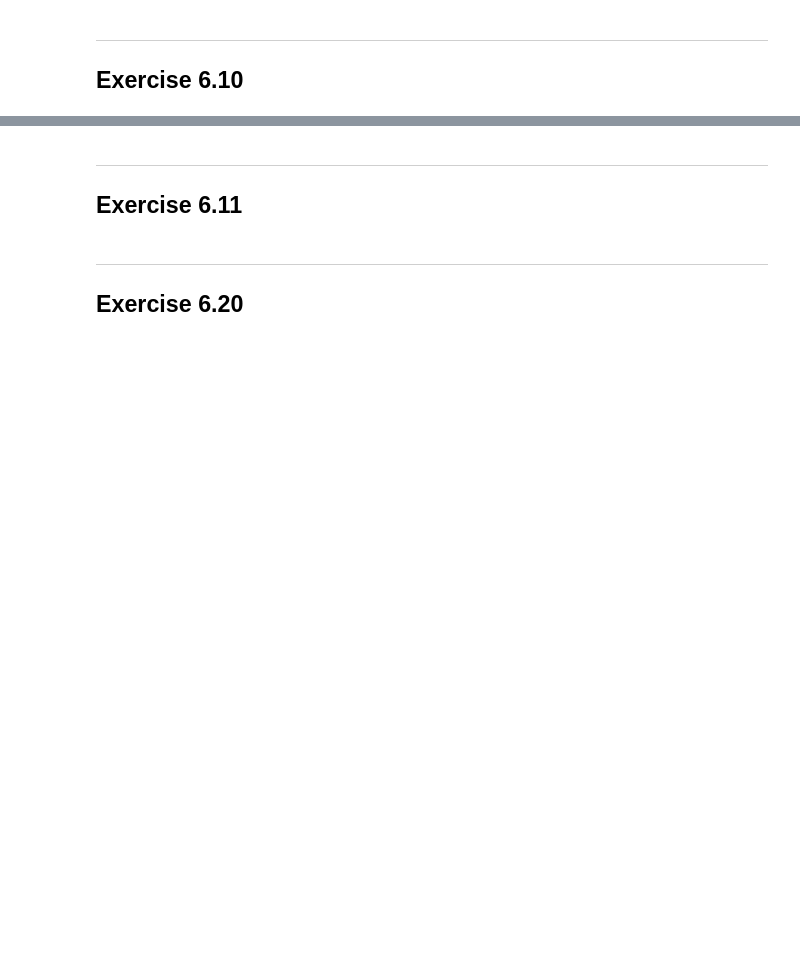
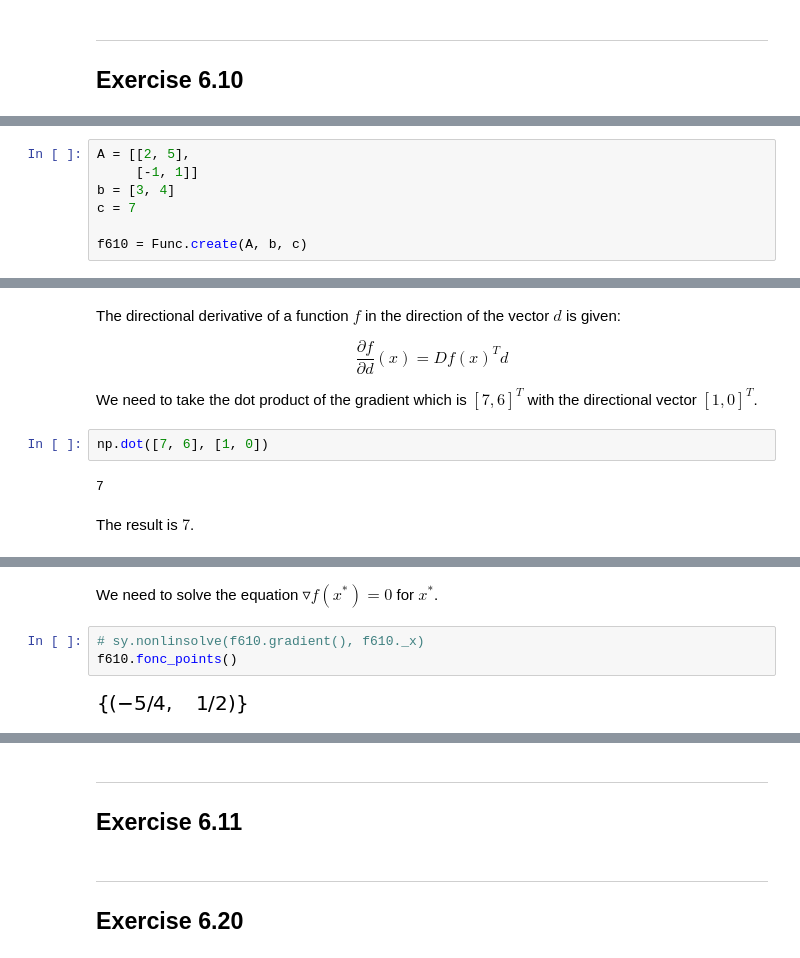
Before and after one commit to sheikhomar/opan, a Jupyter notebook: hw04.ipynb, the cells around one changed output, grey strips where cells are left out. Saved outputs shown, nothing was run; the diff lists cells and outputs as text; blank space fills up the shorter version.

```diff
--- a/hw04.ipynb
+++ b/hw04.ipynb
@@ -270,3 +321,10 @@ The point where the gradient is zero is $x=[3/2, -1]$. Next we need to determine
 # %% [markdown]
 ---
 <img src="figures/homework-04/exercise-6.10-a.png" width="600" />
+# %%
+A = [[2, 5],
+     [-1, 1]]
+b = [3, 4]
+c = 7
+
+f610 = Func.create(A, b, c)
@@ -273,3 +337,24 @@ The point where the gradient is zero is $x=[3/2, -1]$. Next we need to determine
+# %% [markdown]
+The directional derivative of a function $f$ in the direction of the vector $d$ is given:
+
+\begin{equation}
+\frac{\partial f}{\partial d}(x) = Df(x)^T d
+\end{equation}
+
+We need to take the dot product of the gradient which is $[7, 6]^T$ with the directional vector $[1, 0]^T$.
+# %%
+np.dot([7, 6], [1, 0])
+# %% [output]
+7
+# %% [markdown]
+The result is $7$.
 # %% [markdown]
 ---
 <img src="figures/homework-04/exercise-6.10-b.png" width="600" />
+# %% [markdown]
+We need to solve the equation $\triangledown f(x^{*}) = 0$ for $x^{*}$.
+# %%
+# sy.nonlinsolve(f610.gradient(), f610._x)
+f610.fonc_points()
+# %% [output]
+[figure, added]
```
Also changed, not shown: parts of 15 cells of this notebook, 1 other file.
